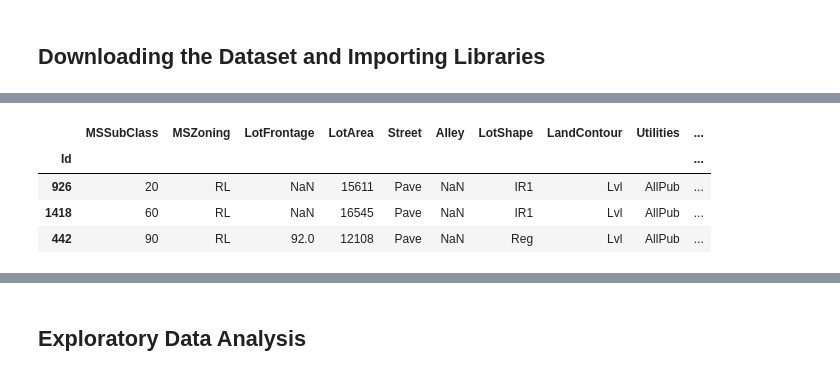
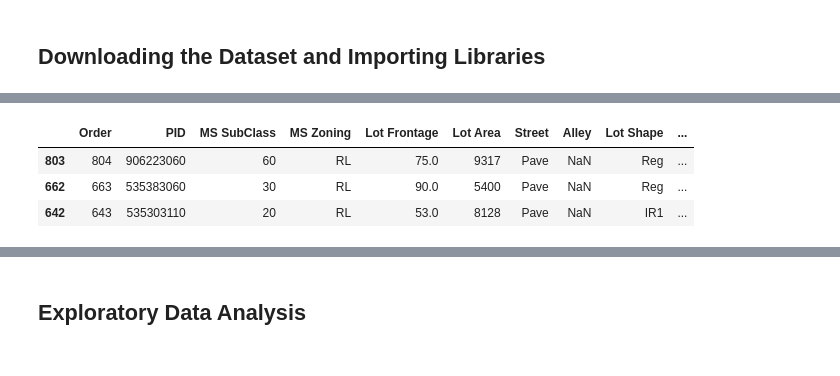
Before and after one commit to pedrohortencio/machine-learning-gladiator, a Jupyter notebook: House Prices/House_Prices_Gladiator.ipynb, the cells around one changed output, grey strips where cells are left out. Saved outputs shown, nothing was run; the diff lists cells and outputs as text; code cells hidden in the pictures.

```diff
--- a/House Prices/House_Prices_Gladiator.ipynb
+++ b/House Prices/House_Prices_Gladiator.ipynb
@@ -22,3 +15,6 @@ Downloading train.csv to /content
 # %%
 import pandas as pd
 import numpy as np
+import seaborn as sns
+
+pd.set_option("display.max_columns", 250)
@@ -27,0 +21,2 @@ df_test = pd.read_csv("/content/test.csv", index_col="Id")
+# %%
+df = pd.read_table("http://jse.amstat.org/v19n3/decock/AmesHousing.txt")
@@ -28,8 +39,7 @@ df_test = pd.read_csv("/content/test.csv", index_col="Id")
 # %%
-df_train.sample(3)
+df.sample(3)
 # %% [output]
-|  | MSSubClass | MSZoning | LotFrontage | LotArea | Street | Alley | LotShape | LandContour | Utilities | ... |
-| Id |  |  |  |  |  |  |  |  |  | ... |
-| 926 | 20 | RL | NaN | 15611 | Pave | NaN | IR1 | Lvl | AllPub | ... |
-| 1418 | 60 | RL | NaN | 16545 | Pave | NaN | IR1 | Lvl | AllPub | ... |
-| 442 | 90 | RL | 92.0 | 12108 | Pave | NaN | Reg | Lvl | AllPub | ... |
+|  | Order | PID | MS SubClass | MS Zoning | Lot Frontage | Lot Area | Street | Alley | Lot Shape | ... |
+| 803 | 804 | 906223060 | 60 | RL | 75.0 | 9317 | Pave | NaN | Reg | ... |
+| 662 | 663 | 535383060 | 30 | RL | 90.0 | 5400 | Pave | NaN | Reg | ... |
+| 642 | 643 | 535303110 | 20 | RL | 53.0 | 8128 | Pave | NaN | IR1 | ... |
```
Also changed, not shown: parts of 24 cells of this notebook.
